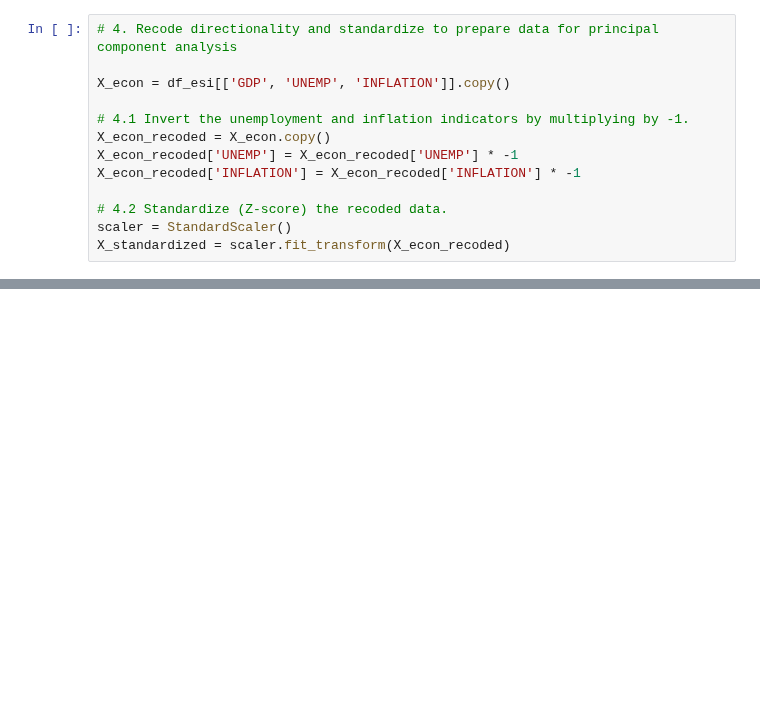
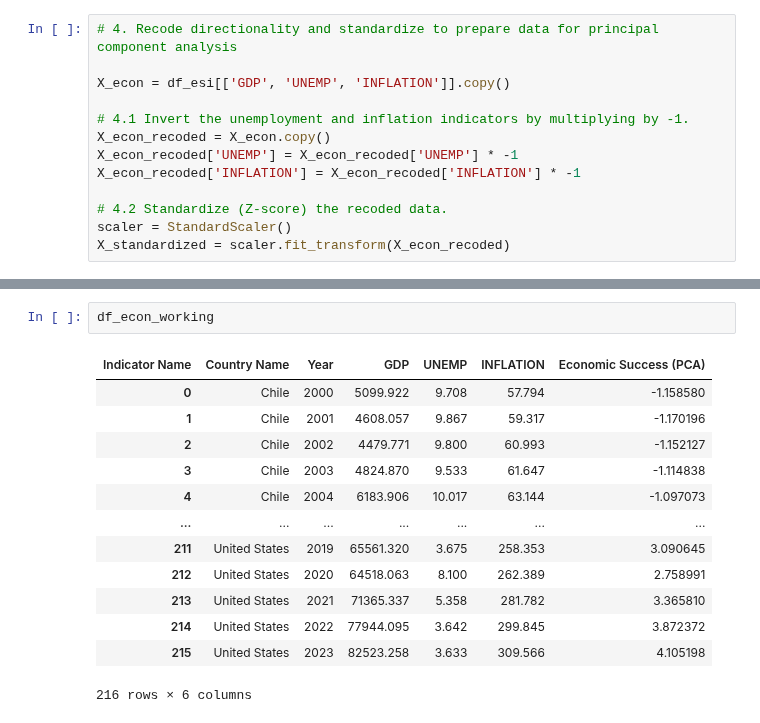
Before and after one commit to MDYCK12/Well-Being-Economics-, a Jupyter notebook: Notebooks/Max.ipynb, the cells around one changed output, grey strips where cells are left out. Cells and saved outputs as stored; diff of their text form; blank space fills up the shorter version.

```diff
--- a/Notebooks/Max.ipynb
+++ b/Notebooks/Max.ipynb
@@ -158,0 +113,16 @@ dtype: float64
+# %%
+df_econ_working
+# %% [output]
+| Indicator Name | Country Name | Year | GDP | UNEMP | INFLATION | Economic Success (PCA) |
+| 0 | Chile | 2000 | 5099.922 | 9.708 | 57.794 | -1.158580 |
+| 1 | Chile | 2001 | 4608.057 | 9.867 | 59.317 | -1.170196 |
+| 2 | Chile | 2002 | 4479.771 | 9.800 | 60.993 | -1.152127 |
+| 3 | Chile | 2003 | 4824.870 | 9.533 | 61.647 | -1.114838 |
+| 4 | Chile | 2004 | 6183.906 | 10.017 | 63.144 | -1.097073 |
+| ... | ... | ... | ... | ... | ... | ... |
+| 211 | United States | 2019 | 65561.320 | 3.675 | 258.353 | 3.090645 |
+| 212 | United States | 2020 | 64518.063 | 8.100 | 262.389 | 2.758991 |
+| 213 | United States | 2021 | 71365.337 | 5.358 | 281.782 | 3.365810 |
+| 214 | United States | 2022 | 77944.095 | 3.642 | 299.845 | 3.872372 |
+| 215 | United States | 2023 | 82523.258 | 3.633 | 309.566 | 4.105198 |
+216 rows × 6 columns
```
Also changed, not shown: parts of 6 cells of this notebook, 1 other file.
